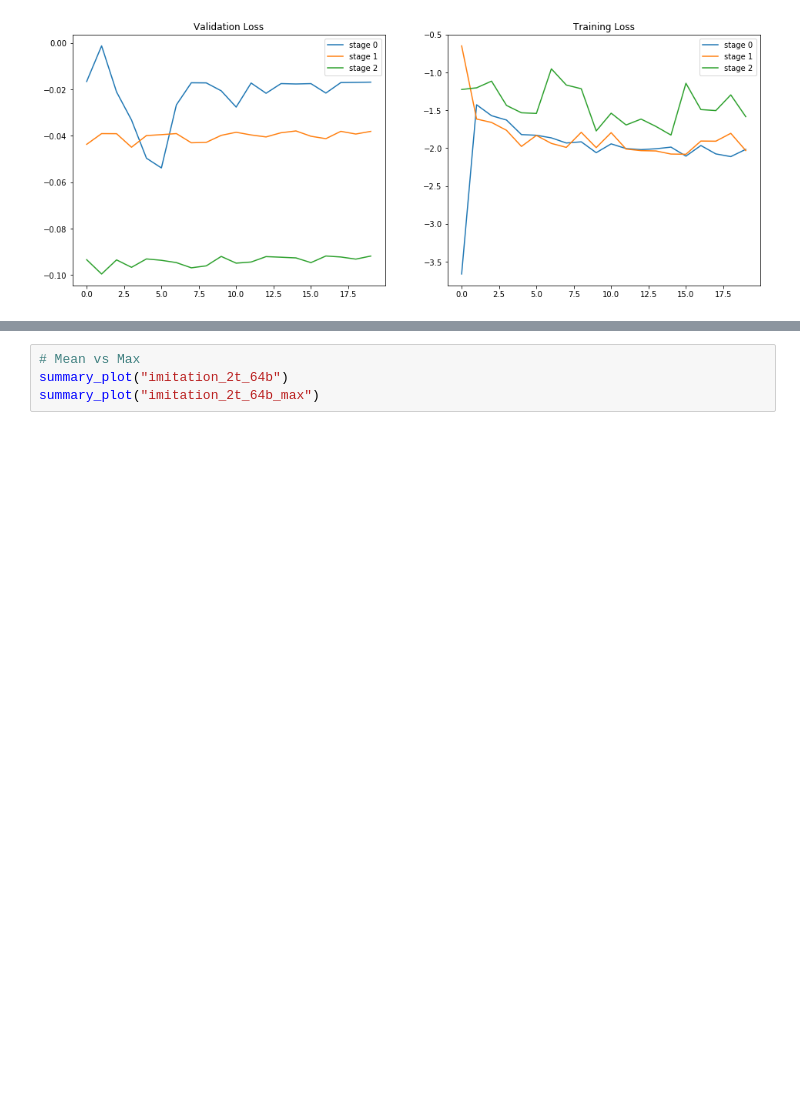
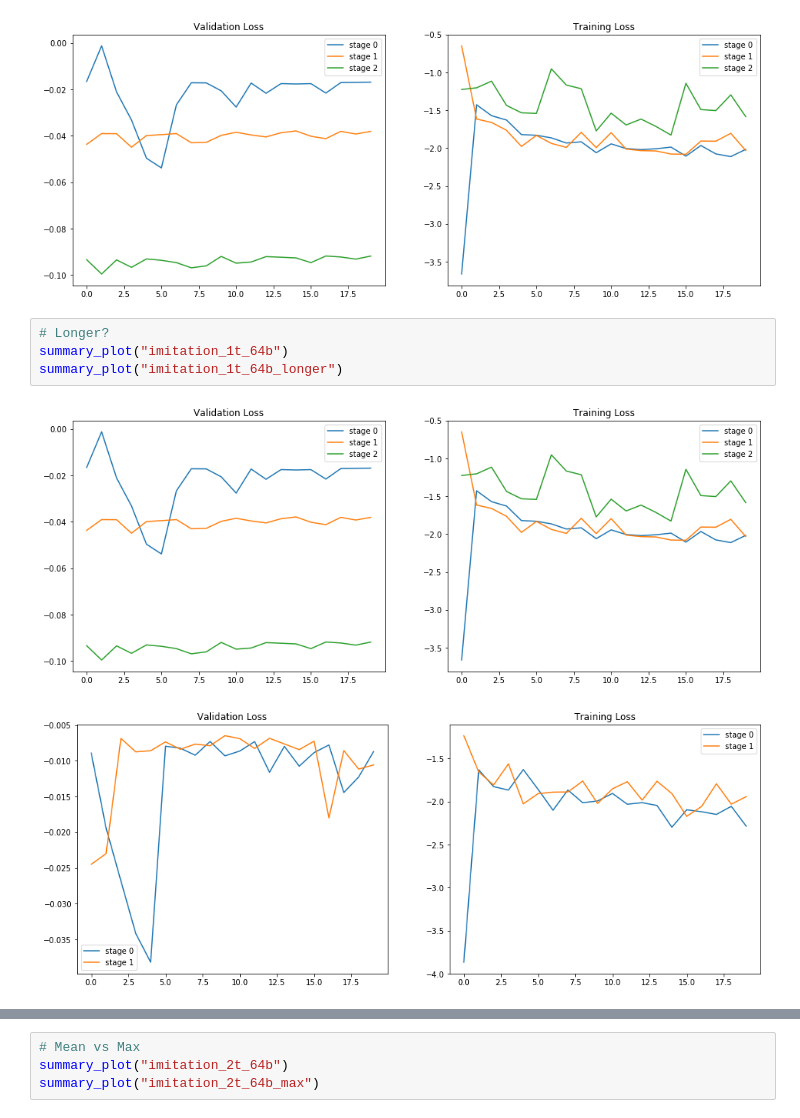
Before and after one commit to thetianshuhuang/l2o, a Jupyter notebook: train.ipynb, the cells around one changed output, grey strips where cells are left out. Saved outputs shown, nothing was run; the diff lists cells and outputs as text; blank space fills up the shorter version.

```diff
--- a/train.ipynb
+++ b/train.ipynb
@@ -27,6 +27,13 @@ summary_plot("imitation_1t_64b")
 # %% [output]
 [figure]
 [figure]
+# %%
+# Longer?
+summary_plot("imitation_1t_64b")
+summary_plot("imitation_1t_64b_longer")
+# %% [output]
+[figure, added]
+[figure, added]
 # %%
 # 0 vs 1 vs 2 teachers
 summary_plot("meta_64b")
```
Also changed, not shown: parts of 1 cell of this notebook, 2 other files.
